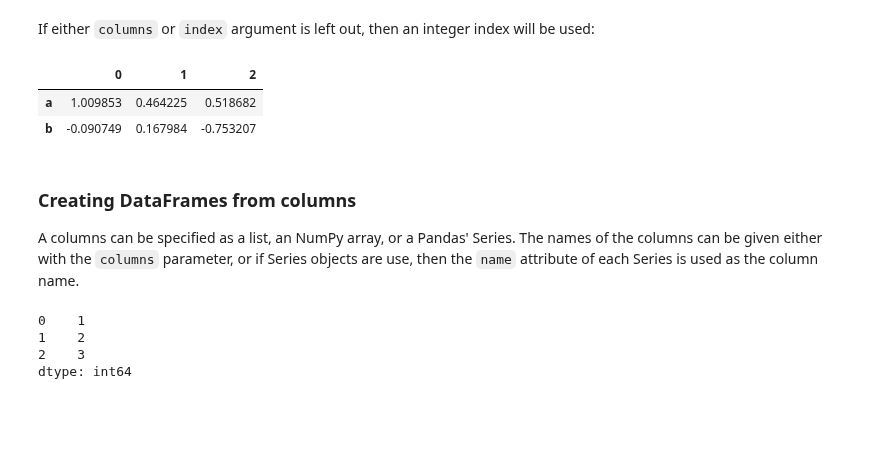
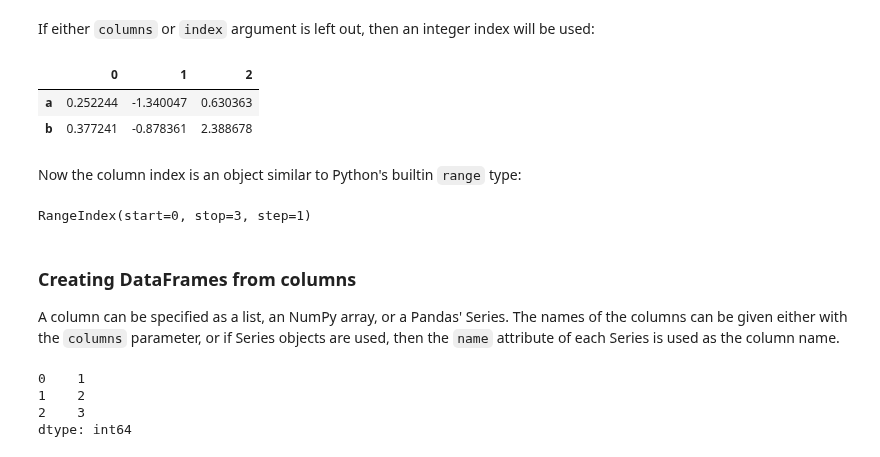
Before and after one commit to jttoivon/data-analysis-with-python-spring-2019, a Jupyter notebook: pandas2.ipynb, the cells around one changed output. Drawn from its saved outputs; the diff is of its cells as text; code cells hidden in the pictures; blank space fills up the shorter version.

```diff
--- a/pandas2.ipynb
+++ b/pandas2.ipynb
@@ -37,15 +40,22 @@ Index(['First', 'Second', 'Third'], dtype='object')
 # %% [markdown]
 If either `columns` or `index` argument is left out, then an integer index will be used:
 # %%
-pd.DataFrame(np.random.randn(2,3), index=["a", "b"])
+df2=pd.DataFrame(np.random.randn(2,3), index=["a", "b"])
+df2
 # %% [output]
 |  | 0 | 1 | 2 |
-| a | 1.009853 | 0.464225 | 0.518682 |
-| b | -0.090749 | 0.167984 | -0.753207 |
+| a | 0.252244 | -1.340047 | 0.630363 |
+| b | 0.377241 | -0.878361 | 2.388678 |
+# %% [markdown]
+Now the column index is an object similar to Python's builtin `range` type:
+# %%
+df2.columns
+# %% [output]
+RangeIndex(start=0, stop=3, step=1)
 # %% [markdown]
 ### Creating DataFrames from columns
 
-A columns can be specified as a list, an NumPy array, or a Pandas' Series. The names of the columns can be given either with the `columns` parameter, or if Series objects are use, then the `name` attribute of each Series is used as the column name.
+A column can be specified as a list, an NumPy array, or a Pandas' Series. The names of the columns can be given either with the `columns` parameter, or if Series objects are used, then the `name` attribute of each Series is used as the column name.
 # %%
 s1 = pd.Series([1,2,3])
 s1
```
Also changed, not shown: parts of 25 cells of this notebook, 1 other file.
